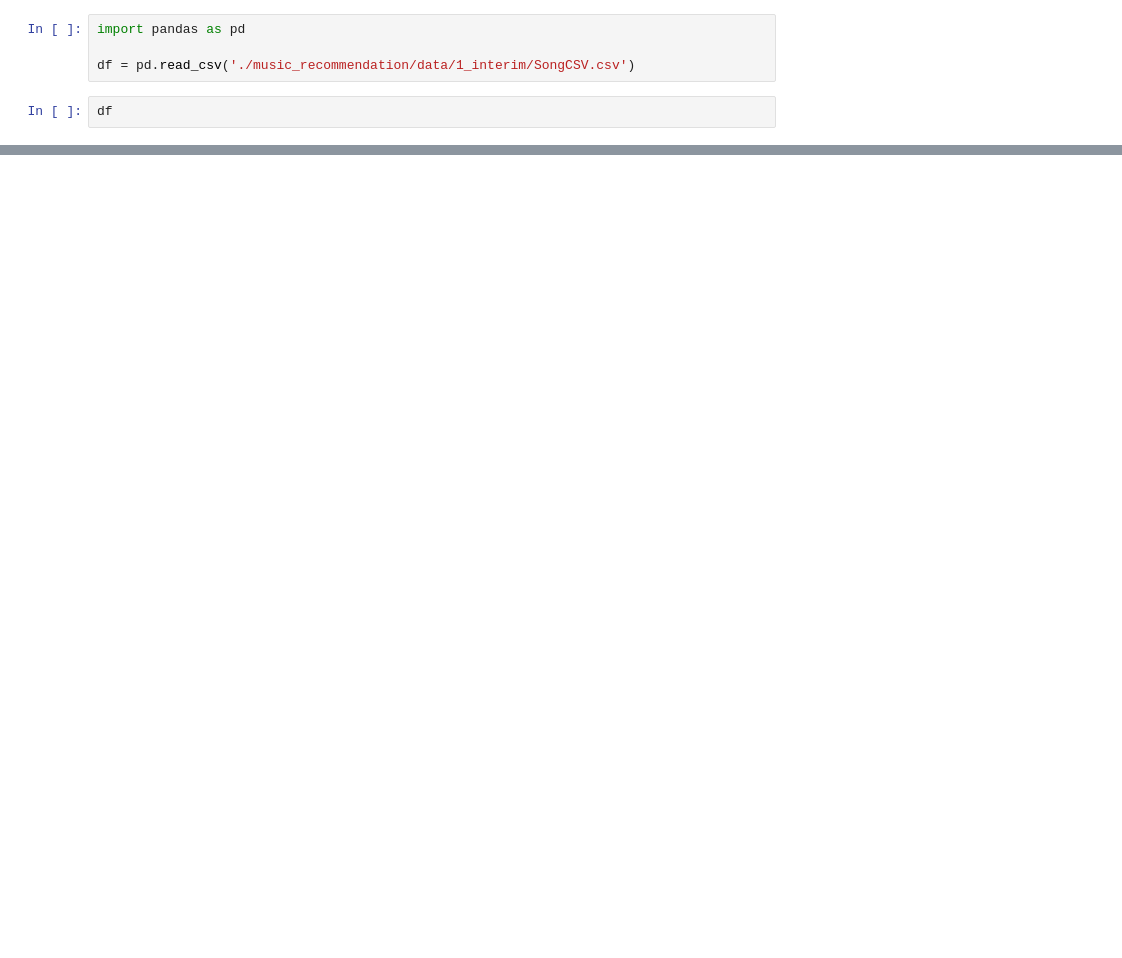
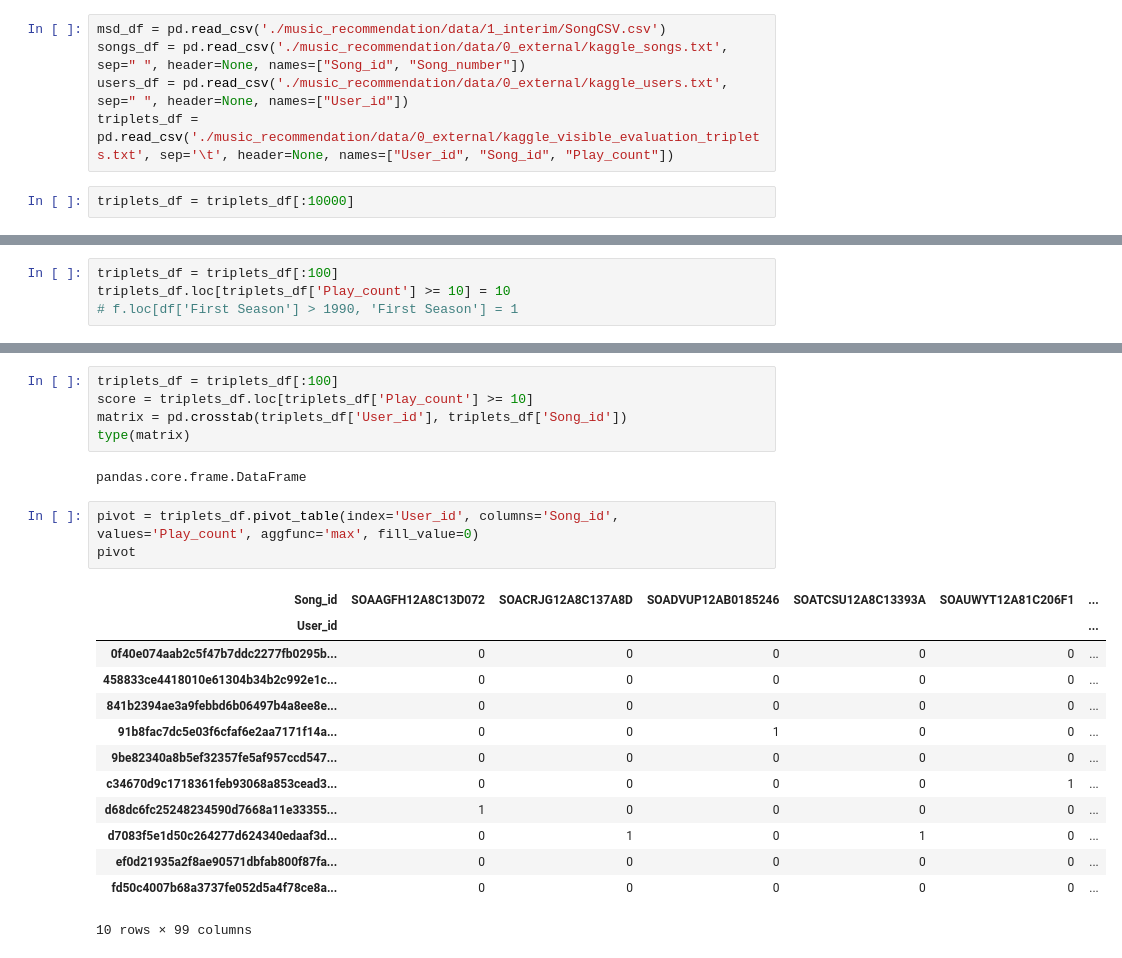
Before and after one commit to ERoszczyk/music_recommendation, a Jupyter notebook: notebooks/Dataset_analysis.ipynb, the cells around one changed output, grey strips where cells are left out. Cells and saved outputs as stored; diff of their text form; blank space fills up the shorter version.

Commit message:
Add data preprocessing

```diff
--- a/notebooks/Dataset_analysis.ipynb
+++ b/notebooks/Dataset_analysis.ipynb
@@ -11,6 +80,7 @@ fatal: destination path 'music_recommendation' already exists and is not an empt
 # %%
-import pandas as pd
-
-df = pd.read_csv('./music_recommendation/data/1_interim/SongCSV.csv')
+msd_df = pd.read_csv('./music_recommendation/data/1_interim/SongCSV.csv')
+songs_df = pd.read_csv('./music_recommendation/data/0_external/kaggle_songs.txt', sep=" ", header=None, names=["Song_id", "Song_number"])
+users_df = pd.read_csv('./music_recommendation/data/0_external/kaggle_users.txt', sep=" ", header=None, names=["User_id"])
+triplets_df = pd.read_csv('./music_recommendation/data/0_external/kaggle_visible_evaluation_triplets.txt', sep='\t', header=None, names=["User_id", "Song_id", "Play_count"])
 # %%
-df
+triplets_df = triplets_df[:10000]
@@ -30,0 +128,4 @@ df
+# %%
+triplets_df = triplets_df[:100]
+triplets_df.loc[triplets_df['Play_count'] >= 10] = 10
+# f.loc[df['First Season'] > 1990, 'First Season'] = 1
@@ -30,0 +141,24 @@ df
+# %%
+triplets_df = triplets_df[:100]
+score = triplets_df.loc[triplets_df['Play_count'] >= 10]
+matrix = pd.crosstab(triplets_df['User_id'], triplets_df['Song_id'])
+type(matrix)
+# %% [output]
+pandas.core.frame.DataFrame
+# %%
+pivot = triplets_df.pivot_table(index='User_id', columns='Song_id', values='Play_count', aggfunc='max', fill_value=0)
+pivot
+# %% [output]
+| Song_id | SOAAGFH12A8C13D072 | SOACRJG12A8C137A8D | SOADVUP12AB0185246 | SOATCSU12A8C13393A | SOAUWYT12A81C206F1 | ... |
+| User_id |  |  |  |  |  | ... |
+| 0f40e074aab2c5f47b7ddc2277fb0295b... | 0 | 0 | 0 | 0 | 0 | ... |
+| 458833ce4418010e61304b34b2c992e1c... | 0 | 0 | 0 | 0 | 0 | ... |
+| 841b2394ae3a9febbd6b06497b4a8ee8e... | 0 | 0 | 0 | 0 | 0 | ... |
+| 91b8fac7dc5e03f6cfaf6e2aa7171f14a... | 0 | 0 | 1 | 0 | 0 | ... |
+| 9be82340a8b5ef32357fe5af957ccd547... | 0 | 0 | 0 | 0 | 0 | ... |
+| c34670d9c1718361feb93068a853cead3... | 0 | 0 | 0 | 0 | 1 | ... |
+| d68dc6fc25248234590d7668a11e33355... | 1 | 0 | 0 | 0 | 0 | ... |
+| d7083f5e1d50c264277d624340edaaf3d... | 0 | 1 | 0 | 1 | 0 | ... |
+| ef0d21935a2f8ae90571dbfab800f87fa... | 0 | 0 | 0 | 0 | 0 | ... |
+| fd50c4007b68a3737fe052d5a4f78ce8a... | 0 | 0 | 0 | 0 | 0 | ... |
+10 rows × 99 columns
```
Also changed, not shown: parts of 17 cells of this notebook.
